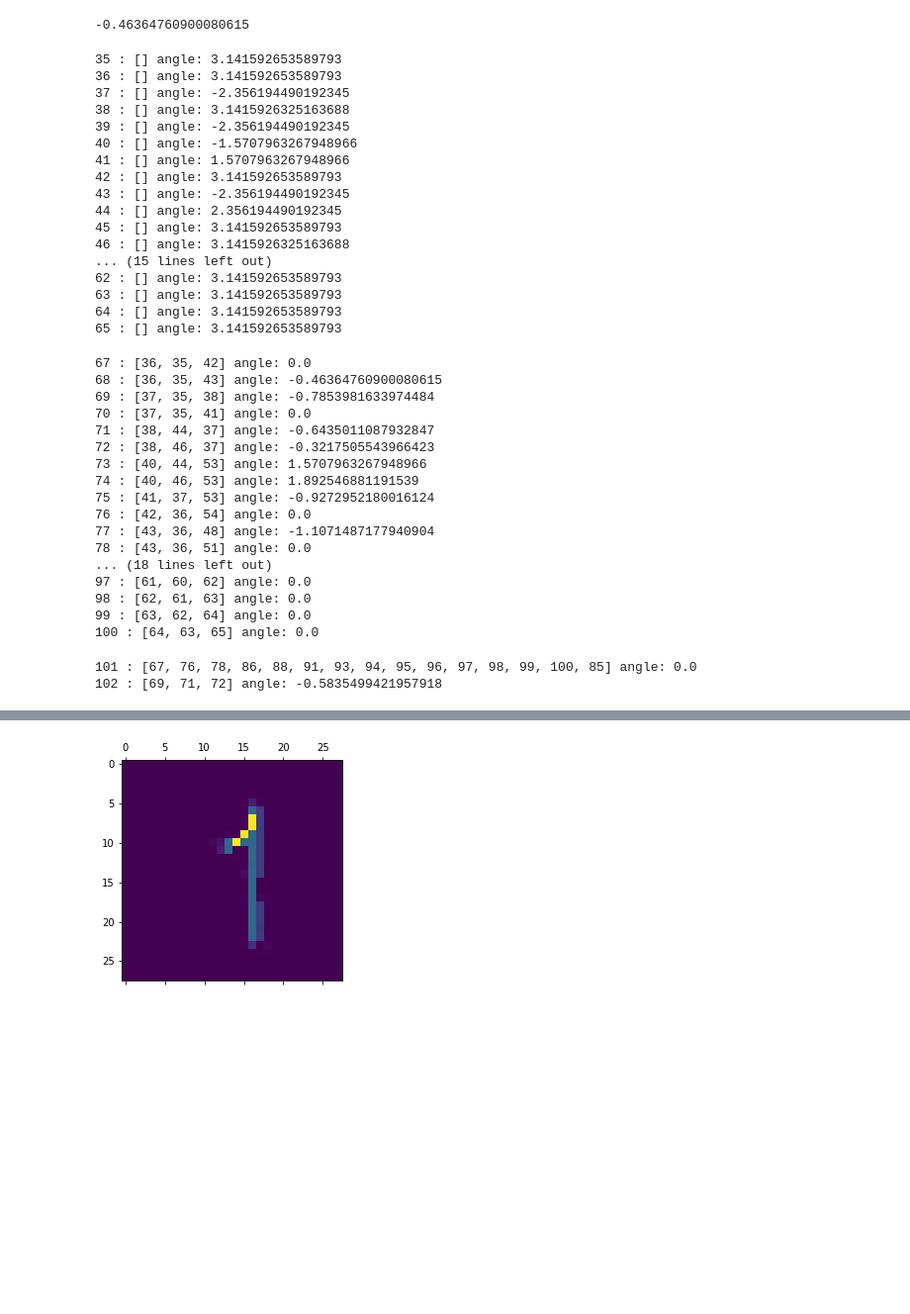
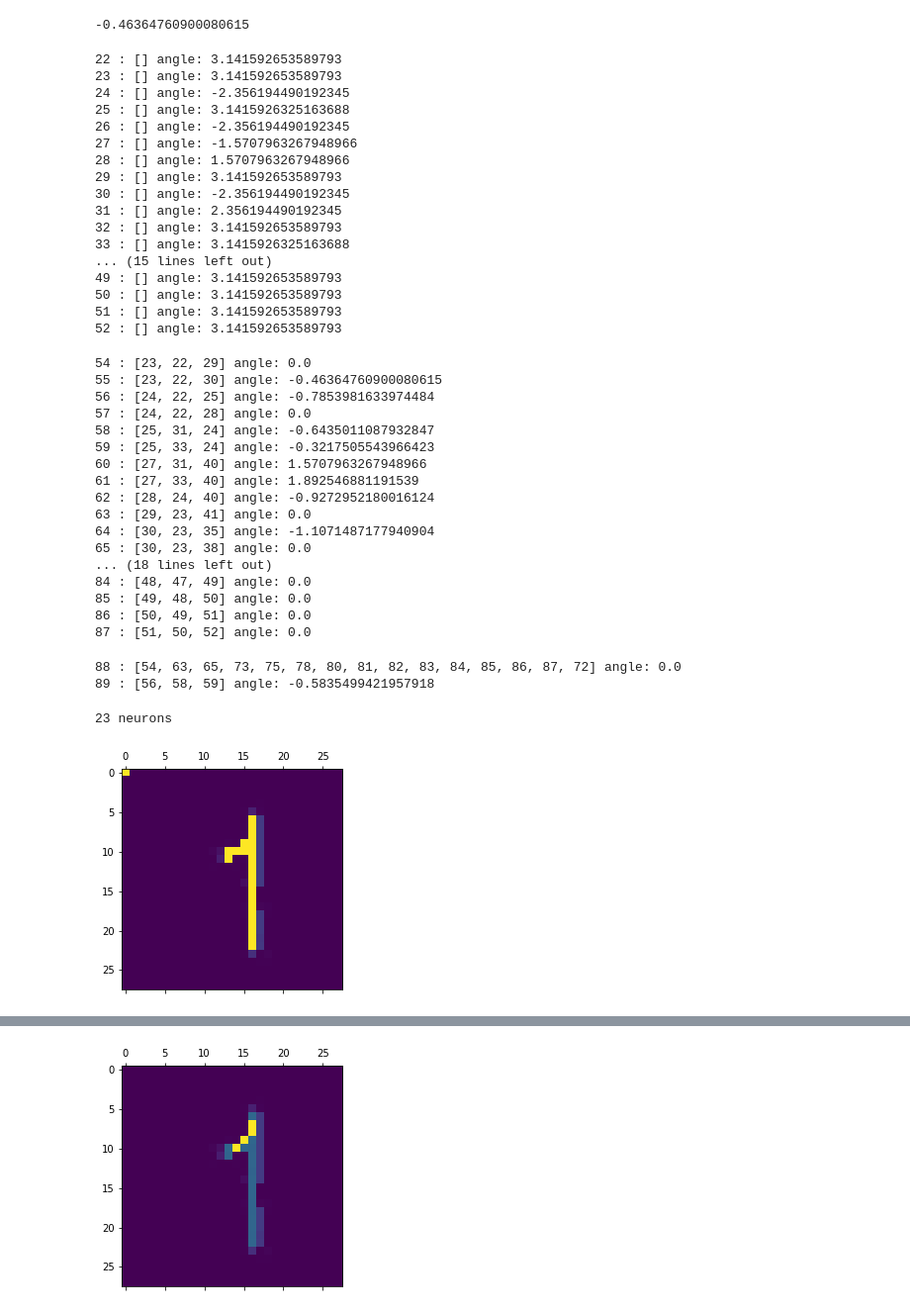
Before and after one commit to oliviermanette/metadl, a Jupyter notebook: starting_kit/sandbox_flod.ipynb, the cells around one changed output, grey strips where cells are left out. Shown at 99% size. Saved outputs shown, nothing was run; the diff lists cells and outputs as text; code cells hidden in the pictures; blank space fills up the shorter version.

```diff
--- a/starting_kit/sandbox_flod.ipynb
+++ b/starting_kit/sandbox_flod.ipynb
@@ -542,7 +542,7 @@ pool_vision = []
 
 for y in range(1,MAX_IMG_SIZE-1):
     for x in range(1,MAX_IMG_SIZE-1):
-        if episode[0][0][y][x][0]>0:
+        if episode[0][0][y][x][0]>SEUIL:
             pool_vision.append(sentive_neuron(nb))
             pool_vision[nb].neuron["_id"]=nb
             pool_vision[nb].neuron["meta"]["center"]["x"] = x
@@ -1000,49 +1000,49 @@ for item in pool_vision:
     if item.neuron["meta"]["matrix_width"]==3:
         print(item.neuron["_id"],":",item.neuron["DbConnectivity"]["post_synaptique"], "angle:", item.neuron["meta"]["angle"])
 # %% [output]
-35 : [] angle: 3.141592653589793
-36 : [] angle: 3.141592653589793
-37 : [] angle: -2.356194490192345
-38 : [] angle: 3.1415926325163688
-39 : [] angle: -2.356194490192345
-40 : [] angle: -1.5707963267948966
-41 : [] angle: 1.5707963267948966
-42 : [] angle: 3.141592653589793
-43 : [] angle: -2.356194490192345
-44 : [] angle: 2.356194490192345
-45 : [] angle: 3.141592653589793
-46 : [] angle: 3.1415926325163688
+22 : [] angle: 3.141592653589793
+23 : [] angle: 3.141592653589793
+24 : [] angle: -2.356194490192345
+25 : [] angle: 3.1415926325163688
+26 : [] angle: -2.356194490192345
+27 : [] angle: -1.5707963267948966
+28 : [] angle: 1.5707963267948966
+29 : [] angle: 3.141592653589793
+30 : [] angle: -2.356194490192345
+31 : [] angle: 2.356194490192345
+32 : [] angle: 3.141592653589793
+33 : [] angle: 3.1415926325163688
 ... (15 lines left out)
-62 : [] angle: 3.141592653589793
-63 : [] angle: 3.141592653589793
-64 : [] angle: 3.141592653589793
-65 : [] angle: 3.141592653589793
+49 : [] angle: 3.141592653589793
+50 : [] angle: 3.141592653589793
+51 : [] angle: 3.141592653589793
+52 : [] angle: 3.141592653589793
 # %%
 for item in pool_vision:
     if item.neuron["meta"]["matrix_width"]==5:
         print(item.neuron["_id"],":",item.neuron["DbConnectivity"]["pre_synaptique"], "angle:", item.neuron["meta"]["angle"])
 # %% [output]
-67 : [36, 35, 42] angle: 0.0
-68 : [36, 35, 43] angle: -0.46364760900080615
-69 : [37, 35, 38] angle: -0.7853981633974484
-70 : [37, 35, 41] angle: 0.0
-71 : [38, 44, 37] angle: -0.6435011087932847
-72 : [38, 46, 37] angle: -0.3217505543966423
-73 : [40, 44, 53] angle: 1.5707963267948966
-74 : [40, 46, 53] angle: 1.892546881191539
-75 : [41, 37, 53] angle: -0.9272952180016124
-76 : [42, 36, 54] angle: 0.0
-77 : [43, 36, 48] angle: -1.1071487177940904
-78 : [43, 36, 51] angle: 0.0
+54 : [23, 22, 29] angle: 0.0
+55 : [23, 22, 30] angle: -0.46364760900080615
+56 : [24, 22, 25] angle: -0.7853981633974484
+57 : [24, 22, 28] angle: 0.0
+58 : [25, 31, 24] angle: -0.6435011087932847
+59 : [25, 33, 24] angle: -0.3217505543966423
+60 : [27, 31, 40] angle: 1.5707963267948966
+61 : [27, 33, 40] angle: 1.892546881191539
+62 : [28, 24, 40] angle: -0.9272952180016124
+63 : [29, 23, 41] angle: 0.0
+64 : [30, 23, 35] angle: -1.1071487177940904
+65 : [30, 23, 38] angle: 0.0
 ... (18 lines left out)
-97 : [61, 60, 62] angle: 0.0
-98 : [62, 61, 63] angle: 0.0
-99 : [63, 62, 64] angle: 0.0
-100 : [64, 63, 65] angle: 0.0
+84 : [48, 47, 49] angle: 0.0
+85 : [49, 48, 50] angle: 0.0
+86 : [50, 49, 51] angle: 0.0
+87 : [51, 50, 52] angle: 0.0
 # %%
 for item in pool_vision:
     if item.neuron["meta"]["matrix_width"]==7:
         print(item.neuron["_id"],":",item.neuron["DbConnectivity"]["pre_synaptique"], "angle:", item.neuron["meta"]["angle"])
 # %% [output]
-101 : [67, 76, 78, 86, 88, 91, 93, 94, 95, 96, 97, 98, 99, 100, 85] angle: 0.0
-102 : [69, 71, 72] angle: -0.5835499421957918
+88 : [54, 63, 65, 73, 75, 78, 80, 81, 82, 83, 84, 85, 86, 87, 72] angle: 0.0
+89 : [56, 58, 59] angle: -0.5835499421957918
@@ -1051,2 +1049,7 @@ show_receptive_field_id(131)
+# %%
+show_all_fields(0,1)
+# %% [output]
+23 neurons
+[figure, added]
 # %%
 show_all_fields(0,3)
```
Also changed, not shown: parts of 6 cells of this notebook.
